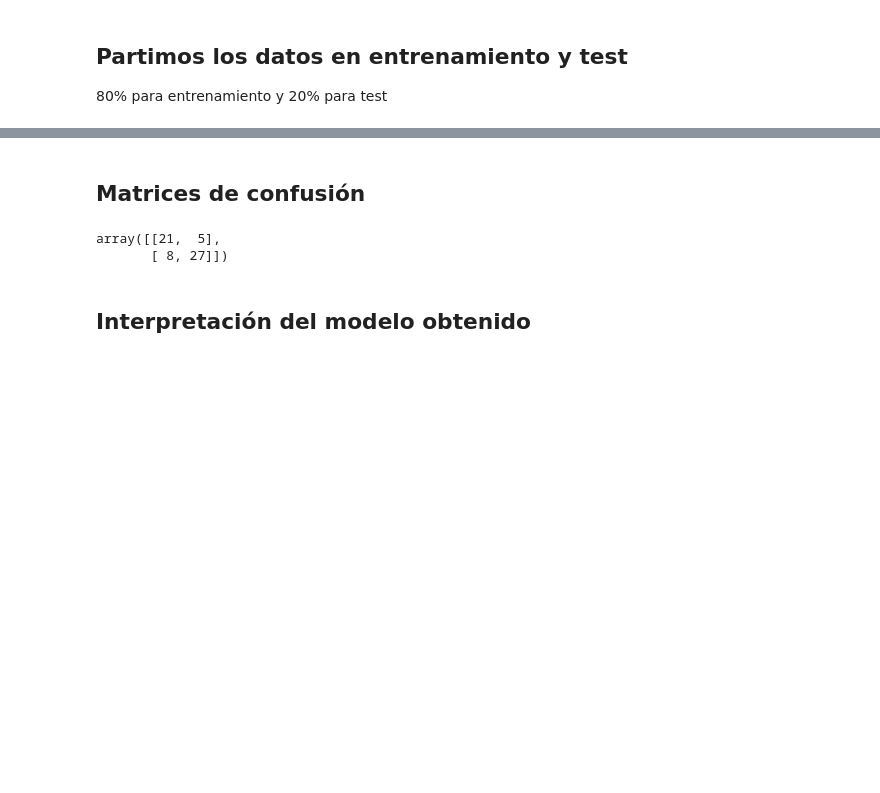
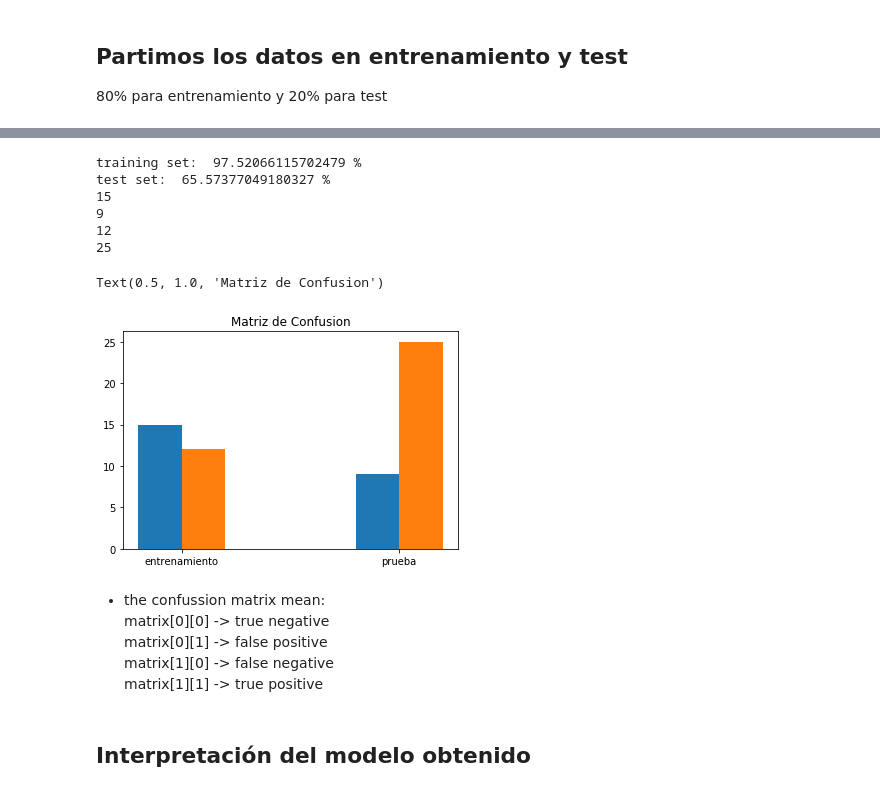
Before and after one commit to emyesme/HeartDiseaseDT-NB-NN, a Jupyter notebook: IA.ipynb, the cells around one changed output, grey strips where cells are left out. Drawn from its saved outputs; the diff is of its cells as text; code cells hidden in the pictures; blank space fills up the shorter version.

```diff
--- a/IA.ipynb
+++ b/IA.ipynb
@@ -223,13 +224,19 @@ Unicamente en la columna thal hay dos datos que no corresponden a los datos posi
 ## Partimos los datos en entrenamiento y test
 80% para entrenamiento y 20% para test
 # %%
-features = dataset[["age","sex","cp","trestbps","chol","fbs","restecg","thalach","exang","oldpeak","slope","ca","thal"]].values
-#features = dataset[["age","sex","cp","trestbps","chol","fbs","restecg","thalach","exang","oldpeak","slope","ca"]].values
+columnsTitles = ["age","sex","cp","trestbps","chol","fbs","restecg","thalach","exang","oldpeak","slope","ca","thal"]
+features = dataset[columnsTitles].values
+
 target = dataset["target"].values
-
 
 # Split the data into train and test
 trainX, testX, trainY, testY = train_test_split(features, target, test_size=0.2)
-print(trainX.shape, trainY.shape)
-print(testX.shape, testY.shape)
+print("Conjunto de entrenamiento: ")
+print("cantidad de registros: ", trainX.shape[0])
+print("cantidad de columnas: ", trainX.shape[1])
+print("cantidad de registro target: ", trainY.shape[0])
+print("\nConjunto de prueba: ")
+print("cantidad de registros: ", testX.shape[0])
+print("cantidad de columnas: ", testX.shape[1])
+print("cantidad de registros target: ", testY.shape[0])
 # %% [output]
@@ -271,10 +256,55 @@ test set:  78.68852459016394 %
-# %% [markdown]
-## Matrices de confusión
-# %%
-confusion_matrix(model1.predict(testX), testY)
-# %% [output]
-array([[21,  5],
-       [ 8, 27]])
+# %%
+#Control overfitting by setting "max_depth" to 10 and "min_samples_split" to 5 : my_tree_two
+modelDesicionTree = tree.DecisionTreeClassifier(max_depth=10, min_samples_split = 5, random_state = 1)
+modelDesicionTree = modelDesicionTree.fit(trainX, trainY)
+
+#Print the score on the train data
+print("training set: ", modelDesicionTree.score(trainX, trainY)*100, "%")
+#Print the score on the test data
+print("test set: ", modelDesicionTree.score(testX, testY)*100, "%")
+
+matrix = confusion_matrix(modelDesicionTree.predict(testX), testY)
+
+label = [0,1]
+
+x = [matrix[0][0], matrix[0][1]]
+y = [matrix[1][0], matrix[1][1]]
+
+_X = np.arange(len(label))
+
+training = plt.bar(_X-0.1,x, width=0.2, align='center')
+test = plt.bar(_X+0.1,y, width=0.2,  align='center')
+plt.xticks(_X, ['entrenamiento','prueba'])
+
+def autolabel(rects):
+    for rect in rects:
+        height = rect.get_height()
+        print(height)
+        ax.annotate('{}'.format('height'),
+                    xy=(rect.get_x() + rect.get_width() / 2, height),
+                    xytext=(0, 3),  # 3 points vertical offset
+                    textcoords="offset points",
+                    ha='center', va='bottom')
+
+autolabel(training)
+autolabel(test)
+
+plt.title('Matriz de Confusion')
+# %% [output]
+training set:  97.52066115702479 %
+test set:  65.57377049180327 %
+15
+9
+12
+25
+Text(0.5, 1.0, 'Matriz de Confusion')
+[figure, added]
+# %% [markdown]
+- the confussion matrix mean:<br>
+    matrix[0][0] -> true negative<br>
+    matrix[0][1] -> false positive<br>
+    matrix[1][0] -> false negative<br>
+    matrix[1][1] -> true positive<br>
 # %% [markdown]
 ## Interpretación del modelo obtenido
 # %% [markdown]
```
Also changed, not shown: parts of 8 cells of this notebook.
